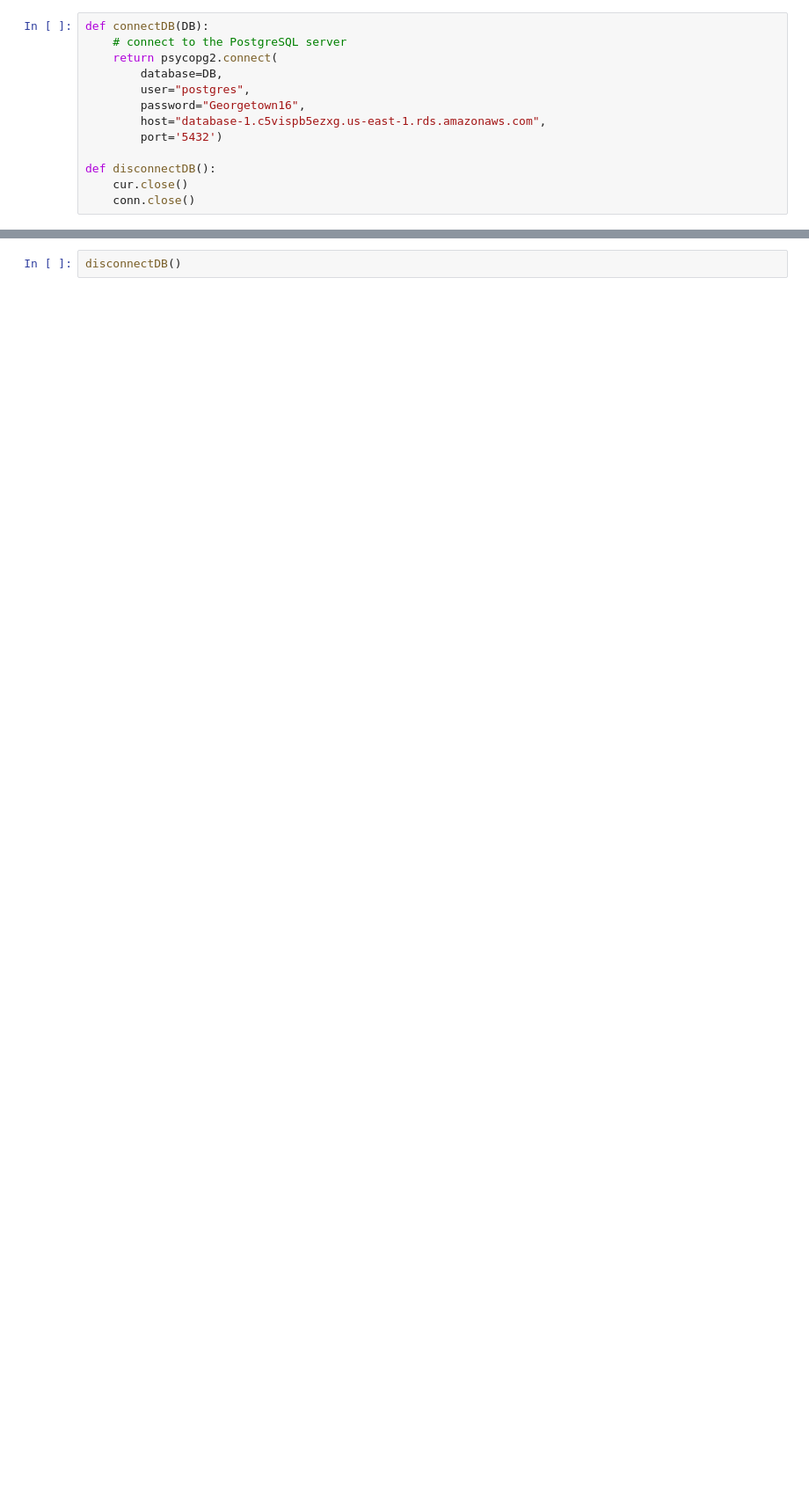
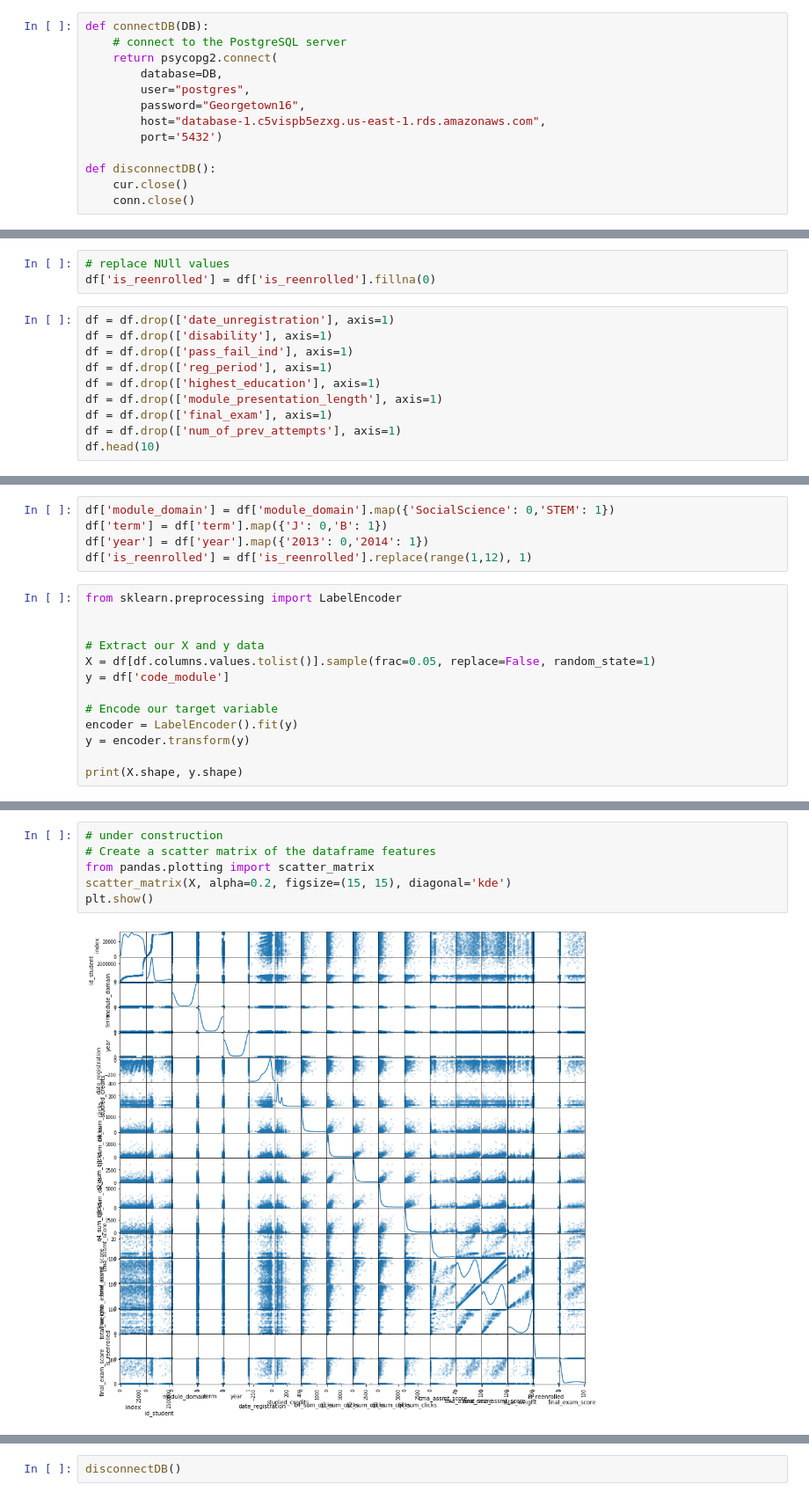
Before and after one commit to lmschreib/Exploratory-Data-Analysis, a Jupyter notebook: Data_wrangling.ipynb, the cells around one changed output, grey strips where cells are left out. Shown at 88% size. Cells and saved outputs as stored; diff of their text form; blank space fills up the shorter version.

```diff
--- a/Data_wrangling.ipynb
+++ b/Data_wrangling.ipynb
@@ -64,0 +45,13 @@ df['date_registration'].isnull().sum()
+# %%
+# replace NUll values
+df['is_reenrolled'] = df['is_reenrolled'].fillna(0)
+# %%
+df = df.drop(['date_unregistration'], axis=1)
+df = df.drop(['disability'], axis=1)
+df = df.drop(['pass_fail_ind'], axis=1)
+df = df.drop(['reg_period'], axis=1)
+df = df.drop(['highest_education'], axis=1)
+df = df.drop(['module_presentation_length'], axis=1)
+df = df.drop(['final_exam'], axis=1)
+df = df.drop(['num_of_prev_attempts'], axis=1)
+df.head(10)
@@ -64,0 +94,18 @@ df['date_registration'].isnull().sum()
+# %%
+df['module_domain'] = df['module_domain'].map({'SocialScience': 0,'STEM': 1})
+df['term'] = df['term'].map({'J': 0,'B': 1})
+df['year'] = df['year'].map({'2013': 0,'2014': 1})
+df['is_reenrolled'] = df['is_reenrolled'].replace(range(1,12), 1)
+# %%
+from sklearn.preprocessing import LabelEncoder
+
+
+# Extract our X and y data
+X = df[df.columns.values.tolist()].sample(frac=0.05, replace=False, random_state=1)
+y = df['code_module']
+
+# Encode our target variable
+encoder = LabelEncoder().fit(y)
+y = encoder.transform(y)
+
+print(X.shape, y.shape)
@@ -64,0 +114,8 @@ df['date_registration'].isnull().sum()
+# %%
+# under construction
+# Create a scatter matrix of the dataframe features
+from pandas.plotting import scatter_matrix
+scatter_matrix(X, alpha=0.2, figsize=(15, 15), diagonal='kde')
+plt.show()
+# %% [output]
+[figure, added]
```
Also changed, not shown: parts of 13 cells of this notebook.
